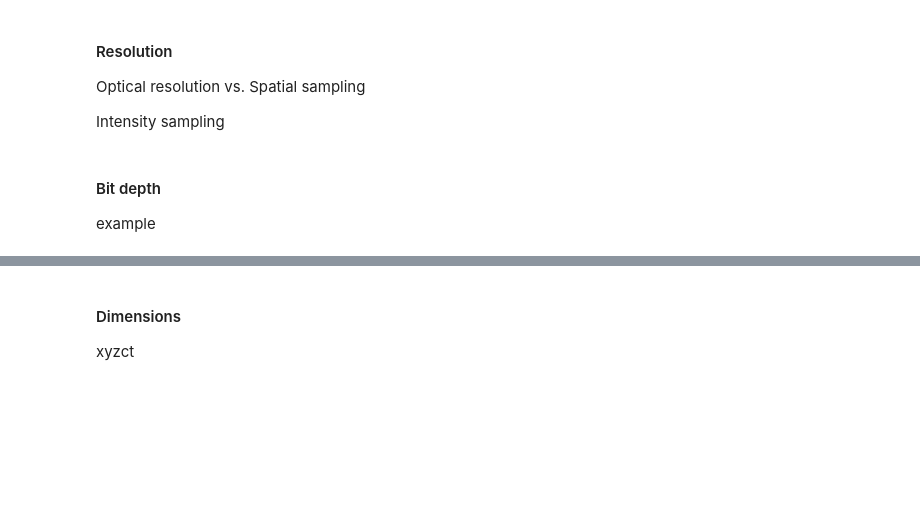
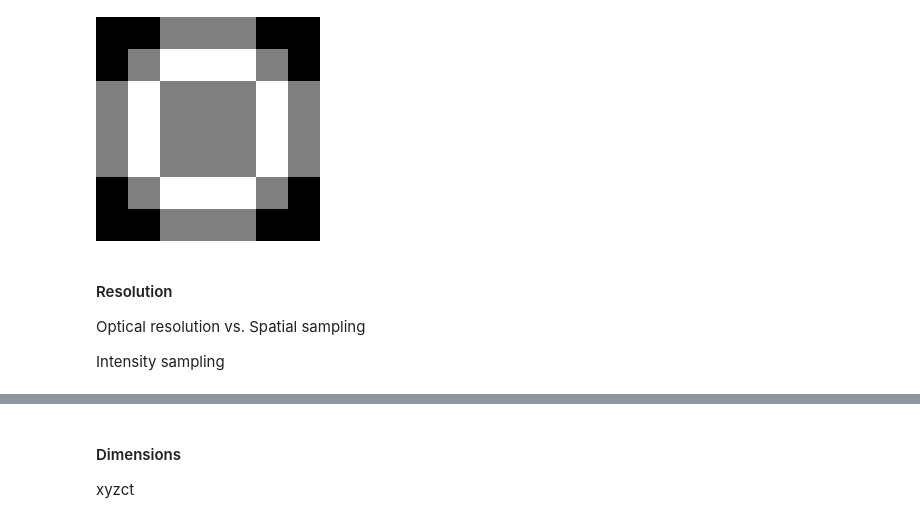
Before and after one commit to imagejan/sandbox, a Jupyter notebook: demo2.ipynb, the cells around one changed output, grey strips where cells are left out. Cells and saved outputs as stored; diff of their text form; code cells hidden in the pictures; blank space fills up the shorter version.

```diff
--- a/demo2.ipynb
+++ b/demo2.ipynb
@@ -1,3 +25,20 @@
+# %%
+/* SciJava Script Parameters */
+#@ OpService ops
+
+/* Required Imports */
+import net.imglib2.type.numeric.real.FloatType
+import net.imglib2.interpolation.randomaccess.FloorInterpolatorFactory
+
+/* Utility Functions */
+def table_image(array) {
+    img = ops.create().kernel(array as double[][], new FloatType())
+
+    return ops.run("transform.scaleView", img,
+        [32,32] as double[],
+        new FloorInterpolatorFactory()
+    )
+}
 # %% [markdown]
 ### Image Processing Fundamentals
 
@@ -11,10 +64,20 @@ An array of numbers
+# %%
+table = [
+    [ 0, 0, 1, 1, 1, 0, 0],
+    [ 0, 1, 2, 2, 2, 1, 0],
+    [ 1, 2, 1, 1, 1, 2, 1],
+    [ 1, 2, 1, 1, 1, 2, 1],
+    [ 1, 2, 1, 1, 1, 2, 1],
+    [ 0, 1, 2, 2, 2, 1, 0],
+    [ 0, 0, 1, 1, 1, 0, 0]
+]
+
+table_image(table)
+# %% [output]
+[figure, added]
 # %% [markdown]
 #### Resolution
 
 Optical resolution vs. Spatial sampling
 
 Intensity sampling
-# %% [markdown]
-#### Bit depth
-
-example
```
Also changed, not shown: parts of 13 cells of this notebook.
